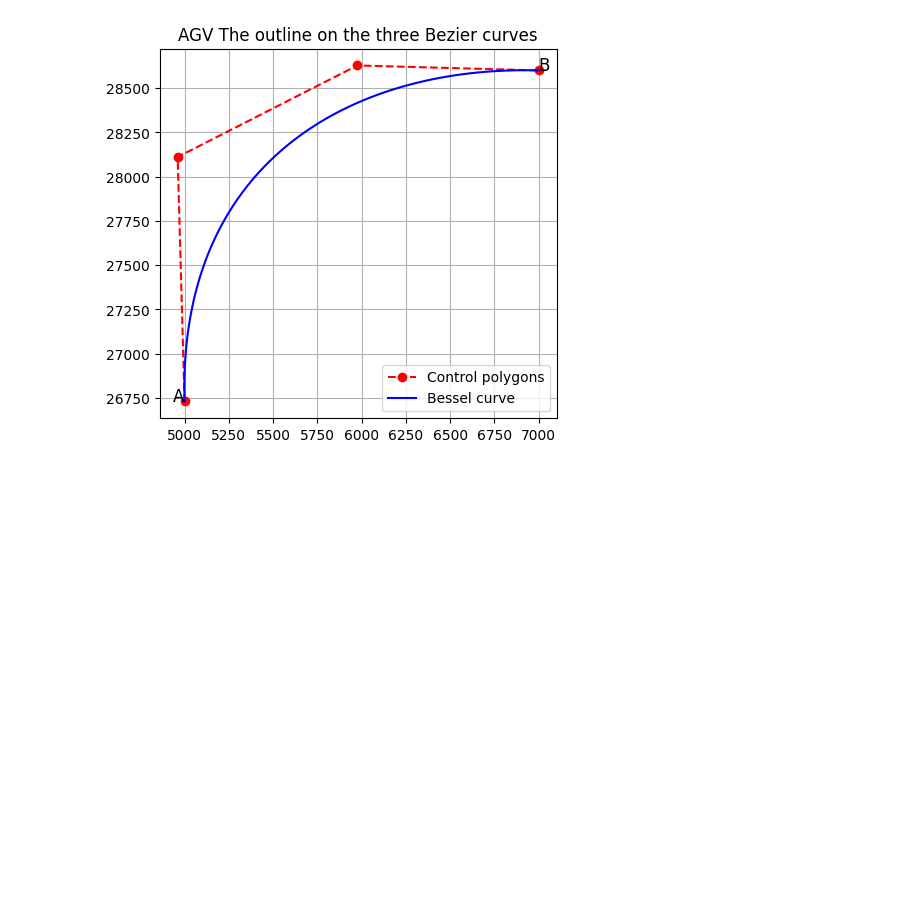
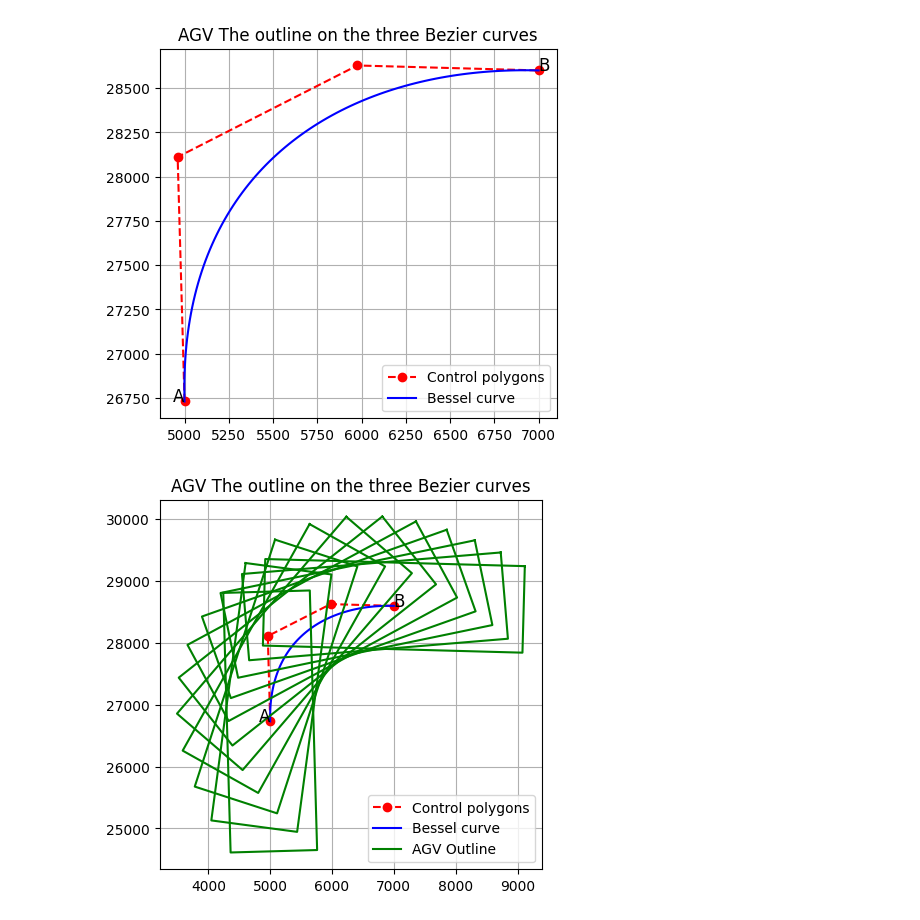
Before and after one commit to kalifun/mapf, a Jupyter notebook: conflict/bezier.ipynb, the cells around one changed output. Drawn from its saved outputs; the diff is of its cells as text; code cells hidden in the pictures; blank space fills up the shorter version.

Commit message:
feat: the outline of agv in the bezier curve

```diff
--- a/conflict/bezier.ipynb
+++ b/conflict/bezier.ipynb
@@ -69,3 +45,92 @@ plt.grid(True)
 plt.show()
 # %% [output]
 [figure]
+# %%
+import numpy as np
+import matplotlib.pyplot as plt
+from matplotlib.patches import Polygon
+
+# 定义点的坐标
+P0 = np.array([5000, 26730])  # 起点 A
+P1 = np.array([4961, 28111])  # 控制点 1
+P2 = np.array([5976, 28628])  # 控制点 2
+P3 = np.array([7000, 28600])  # 终点 B
+
+# 定义 AGV 的尺寸
+l = 4200  # 长度
+w = 1400   # 宽度
+
+# 生成曲线上的点
+t_curve = np.linspace(0, 1, 100)
+coeff0 = (1 - t_curve)**3
+coeff1 = 3 * (1 - t_curve)**2 * t_curve
+coeff2 = 3 * (1 - t_curve) * t_curve**2
+coeff3 = t_curve**3
+x_curve = coeff0 * P0[0] + coeff1 * P1[0] + coeff2 * P2[0] + coeff3 * P3[0]
+y_curve = coeff0 * P0[1] + coeff1 * P1[1] + coeff2 * P2[1] + coeff3 * P3[1]
+
+# 绘制控制多边形
+plt.plot([P0[0], P1[0], P2[0], P3[0]], [P0[1], P1[1], P2[1], P3[1]], 'ro--', label='Control polygons')
+
+# 绘制贝塞尔曲线
+plt.plot(x_curve, y_curve, 'b-', label='Bessel curve')
+
+# 生成用于绘制矩形的 t 值
+t_rect = np.linspace(0, 1, 11)
+
+for i, t in enumerate(t_rect):
+    # 计算 P(t)
+    coeff0_t = (1 - t)**3
+    coeff1_t = 3 * (1 - t)**2 * t
+    coeff2_t = 3 * (1 - t) * t**2
+    coeff3_t = t**3
+    P_t = coeff0_t * P0 + coeff1_t * P1 + coeff2_t * P2 + coeff3_t * P3
+
+    # 计算 T(t)
+    coeff_T0_t = 3 * (1 - t)**2
+    coeff_T1_t = 6 * (1 - t) * t
+    coeff_T2_t = 3 * t**2
+    T_t = coeff_T0_t * (P1 - P0) + coeff_T1_t * (P2 - P1) + coeff_T2_t * (P3 - P2)
+
+    mag = np.linalg.norm(T_t)
+    if mag > 0:
+        u = T_t / mag
+    else:
+        u = np.array([1, 0])  # 防止切线为零的情况（通常不会发生）
+
+    v = np.array([-u[1], u[0]])
+
+    # 计算矩形的四个角
+    corner1 = P_t + (l/2)*u + (w/2)*v
+    corner2 = P_t + (l/2)*u - (w/2)*v
+    corner3 = P_t - (l/2)*u + (w/2)*v
+    corner4 = P_t - (l/2)*u - (w/2)*v
+
+    # 绘制矩形
+    x_corners = [corner1[0], corner2[0], corner4[0], corner3[0], corner1[0]]
+    y_corners = [corner1[1], corner2[1], corner4[1], corner3[1], corner1[1]]
+    if i == 0:
+        plt.plot(x_corners, y_corners, 'g-', label='AGV Outline')
+    else:
+        plt.plot(x_corners, y_corners, 'g-')
+
+# 添加起点 A 和终点 B 的标签
+plt.text(P0[0], P0[1], 'A', fontsize=12, ha='right')
+plt.text(P3[0], P3[1], 'B', fontsize=12, ha='left')
+
+# 设置坐标轴比例相等
+plt.gca().set_aspect('equal')
+
+# 添加图例
+plt.legend()
+
+# 添加标题
+plt.title('AGV The outline on the three Bezier curves')
+
+# 添加网格线
+plt.grid(True)
+
+# 显示图形
+plt.show()
+# %% [output]
+[figure, added]
```
Also changed, not shown: parts of 1 cell of this notebook.
